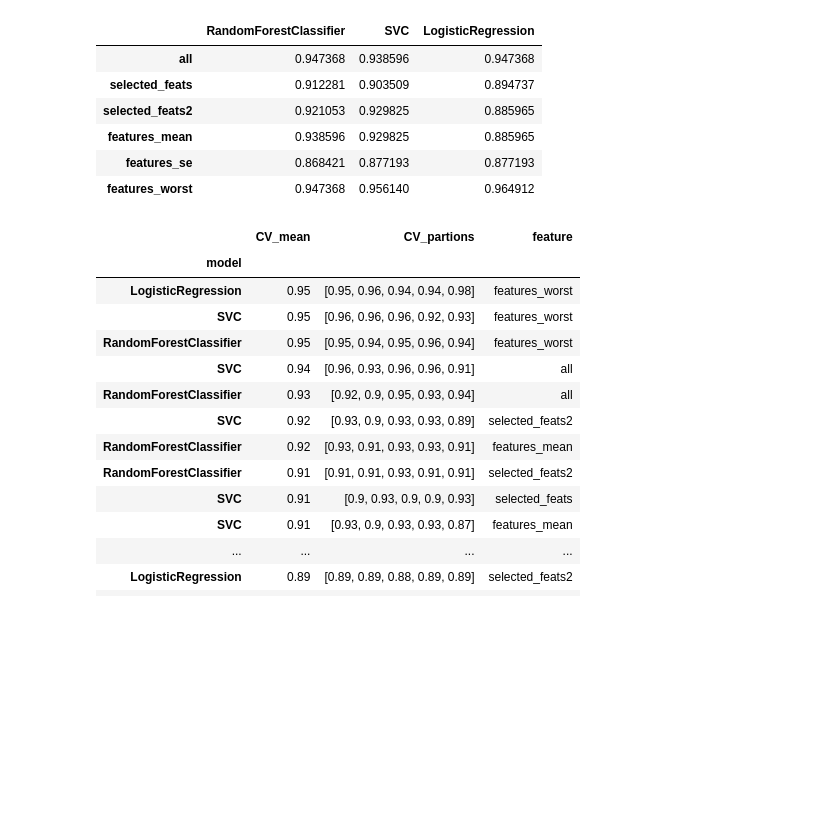
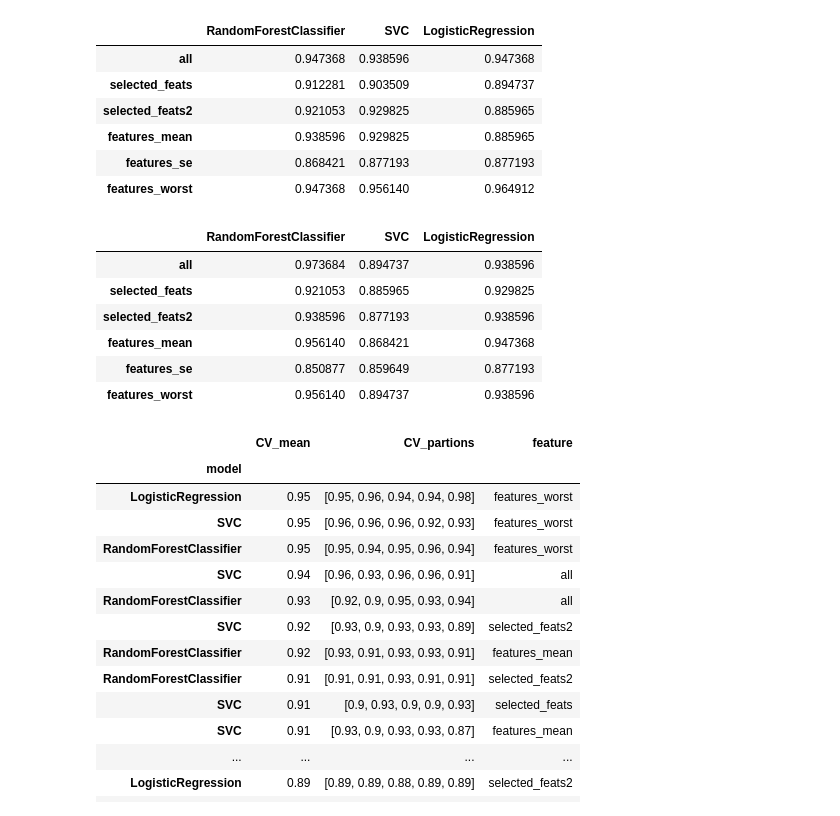
Before and after one commit to alabrashJr/CMSE501_project, a Jupyter notebook: Final Project_group 11.ipynb, the cells around one changed output. Cells and saved outputs as stored; diff of their text form; code cells hidden in the pictures; blank space fills up the shorter version.

```diff
--- a/Final Project_group 11.ipynb
+++ b/Final Project_group 11.ipynb
@@ -512,3 +509,8 @@ metrics.accuracy_score(prediction,test_e2_y)
 # %% [markdown]
 <h2>Experiment 3</h2>
 <h3> selecting features </h3>
+# %%
+model=LogisticRegression(C=100)
+model.fit(train_e2_X,train_e2_y)
+prediction=model.predict(test_e2_X)
+metrics.accuracy_score(prediction,test_e2_y)
@@ -560,6 +564,28 @@ features_se= list(data.columns[11:20])
 features_worst=list(data.columns[21:31])
 all_sets=train_X.columns.tolist()
 # now these are the variables which we'll use for prediction
+# %%
+models=dict()
+features_i2str=["all","selected_feats","selected_feats2","features_mean","features_se","features_worst"]
+for i,features in enumerate([train_X.columns,selected_feats,selected_feats2,features_mean,features_se,features_worst]):
+    #print(features)
+    train_e3 = train_X[features]
+    test_e3= test_X[features]
+    for model in (RandomForestClassifier(n_estimators=100),svm.SVC(),LogisticRegression(C=100)):
+        model_str=str(model.__class__).split(".")[-1].strip("'>")
+        models[model_str]=models.get(model_str,[])##
+        model.fit(train_e3,train_y)
+        prediction=model.predict(test_e3)
+        models[model_str].append(metrics.accuracy_score(prediction,test_y))
+pd.DataFrame(models,index=features_i2str)
+# %% [output]
+|  | RandomForestClassifier | SVC | LogisticRegression |
+| all | 0.973684 | 0.894737 | 0.938596 |
+| selected_feats | 0.921053 | 0.885965 | 0.929825 |
+| selected_feats2 | 0.938596 | 0.877193 | 0.938596 |
+| features_mean | 0.956140 | 0.868421 | 0.947368 |
+| features_se | 0.850877 | 0.859649 | 0.877193 |
+| features_worst | 0.956140 | 0.894737 | 0.938596 |
 # %%
 models_cv=[]
 features_i2str=["all","selected_feats","selected_feats2","features_mean","features_se","features_worst"]
```
Also changed, not shown: parts of 2 cells of this notebook.
